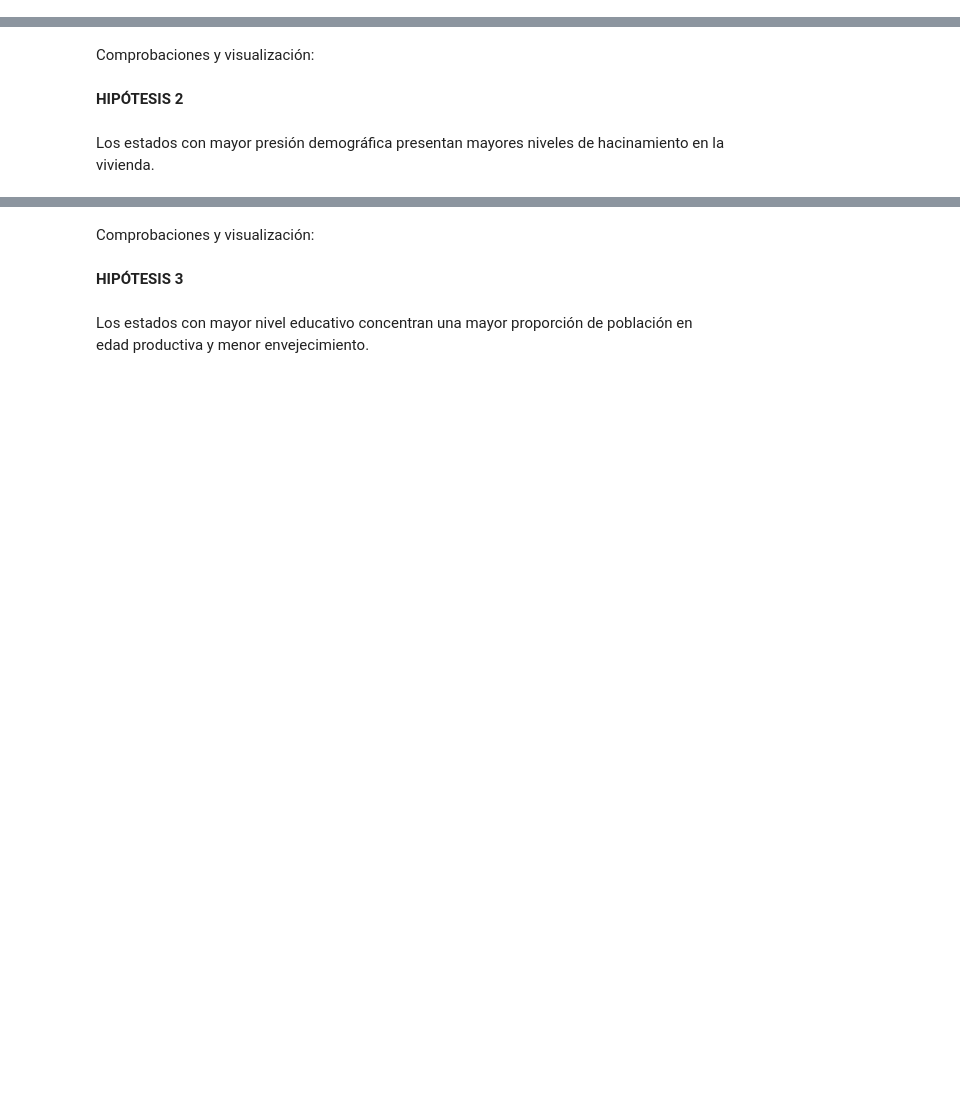
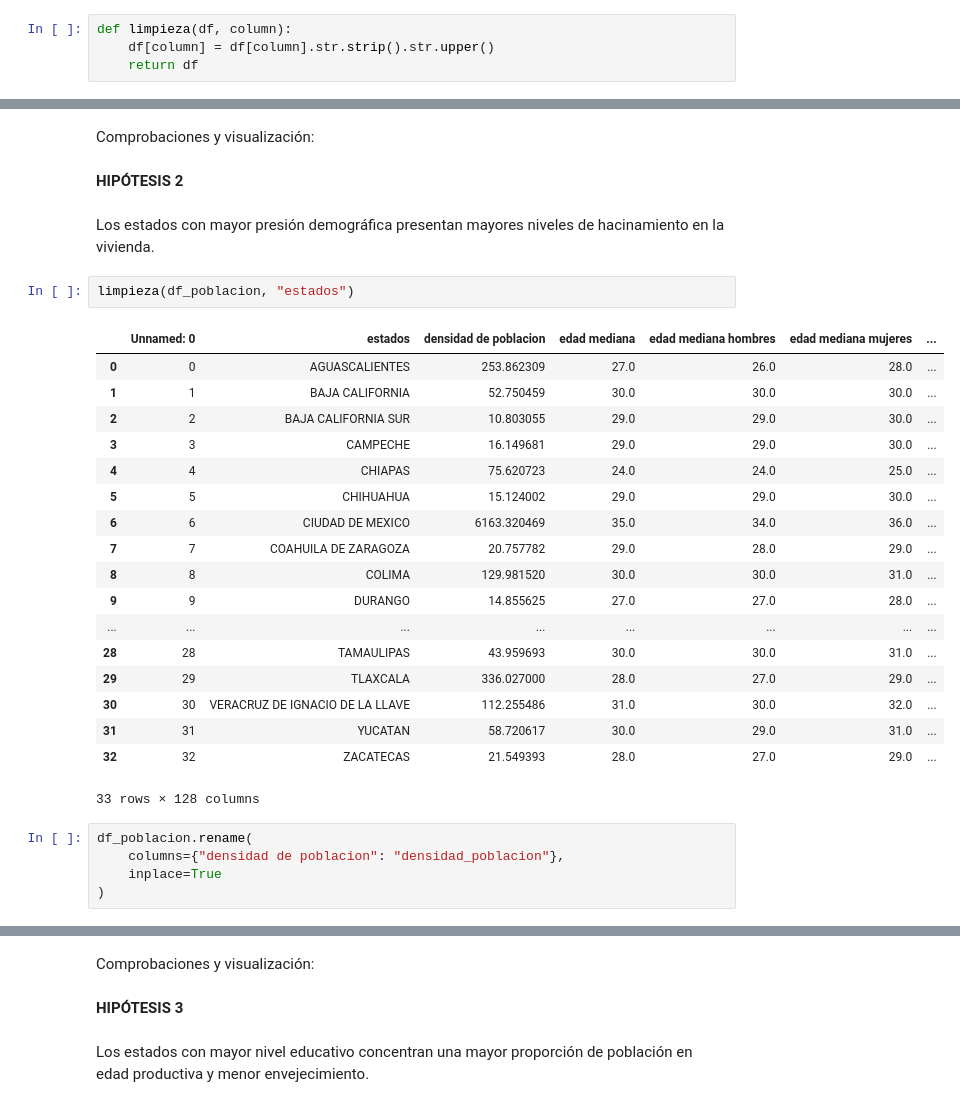
Before and after one commit to julio-bp/PROYECTO2, a Jupyter notebook: PROYECTO2.ipynb, the cells around one changed output, grey strips where cells are left out. Saved outputs shown, nothing was run; the diff lists cells and outputs as text; blank space fills up the shorter version.

```diff
--- a/PROYECTO2.ipynb
+++ b/PROYECTO2.ipynb
@@ -59,3 +51,7 @@ def limpiar(df,column_name):
+# %%
+def limpieza(df, column):
+    df[column] = df[column].str.strip().str.upper()
+    return df
 # %%
 ## duplicados y nulos
 # %%
@@ -164,3 +312,29 @@ Comprobaciones y visualización:
 **HIPÓTESIS 2**
 # %% [markdown]
 Los estados con mayor presión demográfica presentan mayores niveles de hacinamiento en la vivienda.
+# %%
+limpieza(df_poblacion, "estados")
+# %% [output]
+|  | Unnamed: 0 | estados | densidad de poblacion | edad mediana | edad mediana hombres | edad mediana mujeres | ... |
+| 0 | 0 | AGUASCALIENTES | 253.862309 | 27.0 | 26.0 | 28.0 | ... |
+| 1 | 1 | BAJA CALIFORNIA | 52.750459 | 30.0 | 30.0 | 30.0 | ... |
+| 2 | 2 | BAJA CALIFORNIA SUR | 10.803055 | 29.0 | 29.0 | 30.0 | ... |
+| 3 | 3 | CAMPECHE | 16.149681 | 29.0 | 29.0 | 30.0 | ... |
+| 4 | 4 | CHIAPAS | 75.620723 | 24.0 | 24.0 | 25.0 | ... |
+| 5 | 5 | CHIHUAHUA | 15.124002 | 29.0 | 29.0 | 30.0 | ... |
+| 6 | 6 | CIUDAD DE MEXICO | 6163.320469 | 35.0 | 34.0 | 36.0 | ... |
+| 7 | 7 | COAHUILA DE ZARAGOZA | 20.757782 | 29.0 | 28.0 | 29.0 | ... |
+| 8 | 8 | COLIMA | 129.981520 | 30.0 | 30.0 | 31.0 | ... |
+| 9 | 9 | DURANGO | 14.855625 | 27.0 | 27.0 | 28.0 | ... |
+| ... | ... | ... | ... | ... | ... | ... | ... |
+| 28 | 28 | TAMAULIPAS | 43.959693 | 30.0 | 30.0 | 31.0 | ... |
+| 29 | 29 | TLAXCALA | 336.027000 | 28.0 | 27.0 | 29.0 | ... |
+| 30 | 30 | VERACRUZ DE IGNACIO DE LA LLAVE | 112.255486 | 31.0 | 30.0 | 32.0 | ... |
+| 31 | 31 | YUCATAN | 58.720617 | 30.0 | 29.0 | 31.0 | ... |
+| 32 | 32 | ZACATECAS | 21.549393 | 28.0 | 27.0 | 29.0 | ... |
+33 rows × 128 columns
+# %%
+df_poblacion.rename(
+    columns={"densidad de poblacion": "densidad_poblacion"},
+    inplace=True
+)
```
Also changed, not shown: parts of 25 cells of this notebook.
